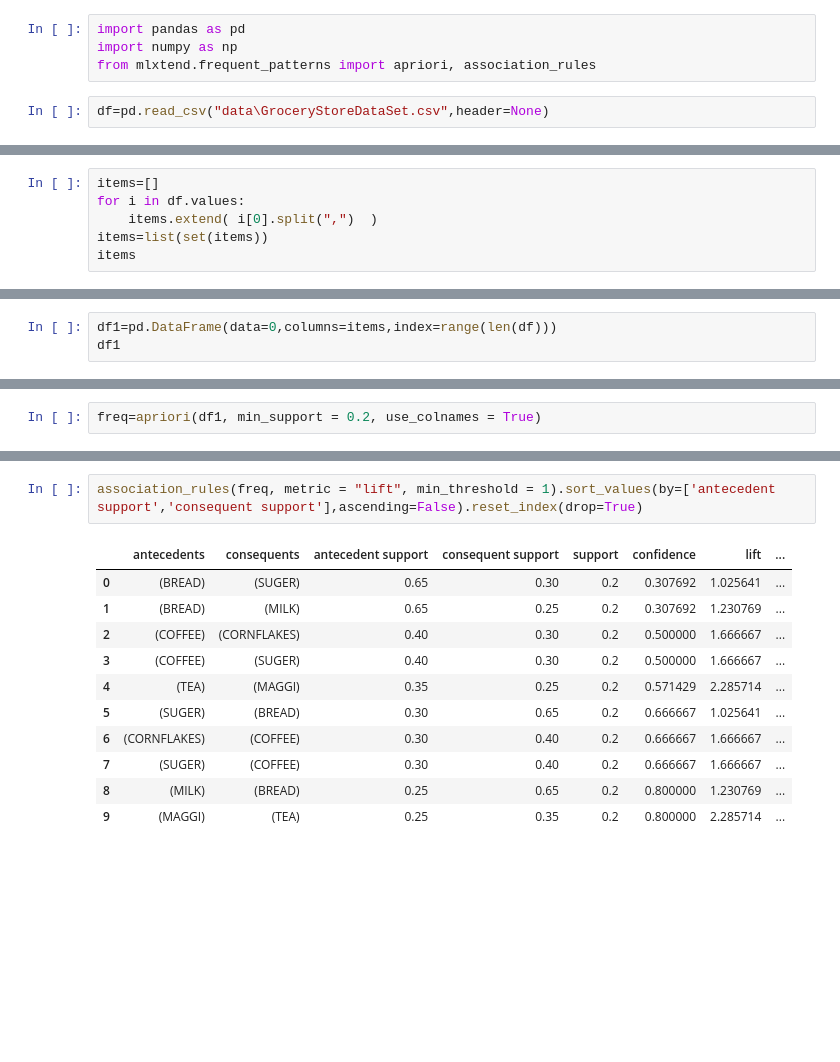
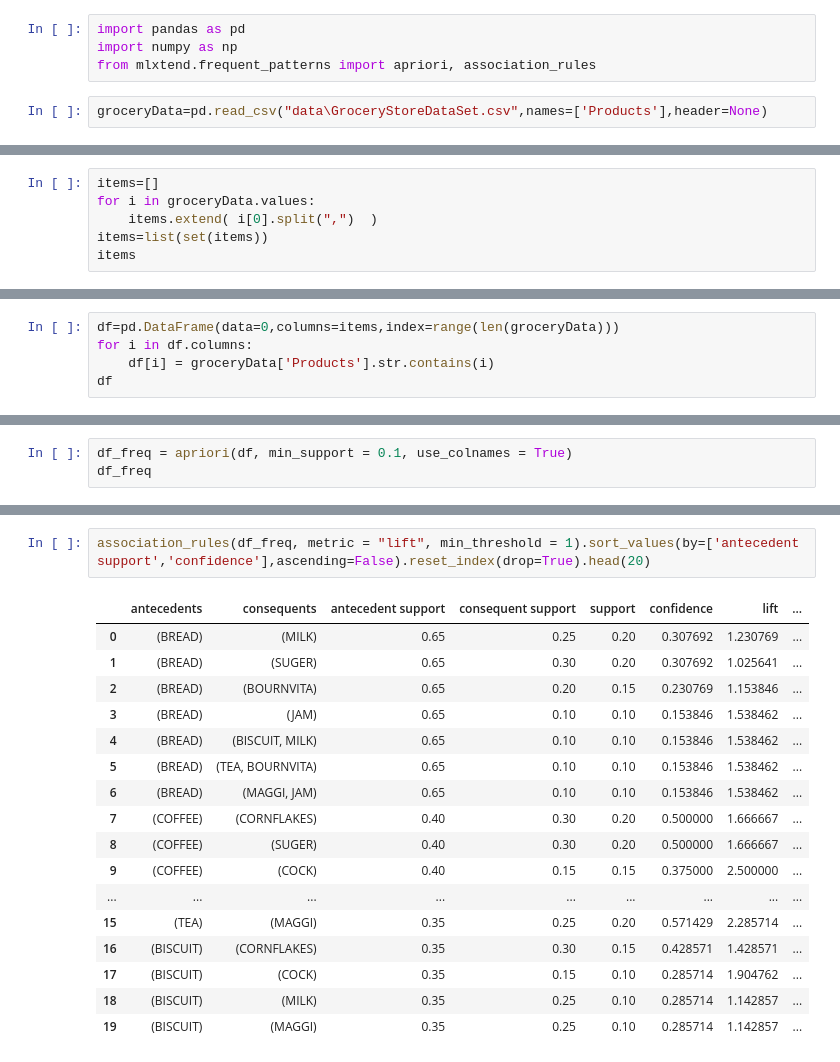
Before and after one commit to rtrn021/Grocery_association_rules, a Jupyter notebook: Grocery_association_rules.ipynb, the cells around one changed output, grey strips where cells are left out. Drawn from its saved outputs; the diff is of its cells as text; blank space fills up the shorter version.

```diff
--- a/Grocery_association_rules.ipynb
+++ b/Grocery_association_rules.ipynb
@@ -3,4 +3,4 @@ import pandas as pd
 import numpy as np
 from mlxtend.frequent_patterns import apriori, association_rules
 # %%
-df=pd.read_csv("data\GroceryStoreDataSet.csv",header=None)
+groceryData=pd.read_csv("data\GroceryStoreDataSet.csv",names=['Products'],header=None)
@@ -27,6 +27,6 @@ df
 # %%
 items=[]
-for i in df.values:
+for i in groceryData.values:
     items.extend( i[0].split(",")  )
 items=list(set(items))
 items
@@ -45,4 +45,6 @@ items
 # %%
-df1=pd.DataFrame(data=0,columns=items,index=range(len(df)))
-df1
+df=pd.DataFrame(data=0,columns=items,index=range(len(groceryData)))
+for i in df.columns:
+    df[i] = groceryData['Products'].str.contains(i)
+df
 # %% [output]
@@ -97,2 +70,3 @@ df1
 # %%
-freq=apriori(df1, min_support = 0.2, use_colnames = True)
+df_freq = apriori(df, min_support = 0.1, use_colnames = True)
+df_freq
@@ -119,14 +91,20 @@ freq
 # %%
-association_rules(freq, metric = "lift", min_threshold = 1).sort_values(by=['antecedent support','consequent support'],ascending=False).reset_index(drop=True)
+association_rules(df_freq, metric = "lift", min_threshold = 1).sort_values(by=['antecedent support','confidence'],ascending=False).reset_index(drop=True).head(20)
 # %% [output]
 |  | antecedents | consequents | antecedent support | consequent support | support | confidence | lift | ... |
-| 0 | (BREAD) | (SUGER) | 0.65 | 0.30 | 0.2 | 0.307692 | 1.025641 | ... |
-| 1 | (BREAD) | (MILK) | 0.65 | 0.25 | 0.2 | 0.307692 | 1.230769 | ... |
-| 2 | (COFFEE) | (CORNFLAKES) | 0.40 | 0.30 | 0.2 | 0.500000 | 1.666667 | ... |
-| 3 | (COFFEE) | (SUGER) | 0.40 | 0.30 | 0.2 | 0.500000 | 1.666667 | ... |
-| 4 | (TEA) | (MAGGI) | 0.35 | 0.25 | 0.2 | 0.571429 | 2.285714 | ... |
-| 5 | (SUGER) | (BREAD) | 0.30 | 0.65 | 0.2 | 0.666667 | 1.025641 | ... |
-| 6 | (CORNFLAKES) | (COFFEE) | 0.30 | 0.40 | 0.2 | 0.666667 | 1.666667 | ... |
-| 7 | (SUGER) | (COFFEE) | 0.30 | 0.40 | 0.2 | 0.666667 | 1.666667 | ... |
-| 8 | (MILK) | (BREAD) | 0.25 | 0.65 | 0.2 | 0.800000 | 1.230769 | ... |
-| 9 | (MAGGI) | (TEA) | 0.25 | 0.35 | 0.2 | 0.800000 | 2.285714 | ... |
+| 0 | (BREAD) | (MILK) | 0.65 | 0.25 | 0.20 | 0.307692 | 1.230769 | ... |
+| 1 | (BREAD) | (SUGER) | 0.65 | 0.30 | 0.20 | 0.307692 | 1.025641 | ... |
+| 2 | (BREAD) | (BOURNVITA) | 0.65 | 0.20 | 0.15 | 0.230769 | 1.153846 | ... |
+| 3 | (BREAD) | (JAM) | 0.65 | 0.10 | 0.10 | 0.153846 | 1.538462 | ... |
+| 4 | (BREAD) | (BISCUIT, MILK) | 0.65 | 0.10 | 0.10 | 0.153846 | 1.538462 | ... |
+| 5 | (BREAD) | (TEA, BOURNVITA) | 0.65 | 0.10 | 0.10 | 0.153846 | 1.538462 | ... |
+| 6 | (BREAD) | (MAGGI, JAM) | 0.65 | 0.10 | 0.10 | 0.153846 | 1.538462 | ... |
+| 7 | (COFFEE) | (CORNFLAKES) | 0.40 | 0.30 | 0.20 | 0.500000 | 1.666667 | ... |
+| 8 | (COFFEE) | (SUGER) | 0.40 | 0.30 | 0.20 | 0.500000 | 1.666667 | ... |
+| 9 | (COFFEE) | (COCK) | 0.40 | 0.15 | 0.15 | 0.375000 | 2.500000 | ... |
+| ... | ... | ... | ... | ... | ... | ... | ... | ... |
+| 15 | (TEA) | (MAGGI) | 0.35 | 0.25 | 0.20 | 0.571429 | 2.285714 | ... |
+| 16 | (BISCUIT) | (CORNFLAKES) | 0.35 | 0.30 | 0.15 | 0.428571 | 1.428571 | ... |
+| 17 | (BISCUIT) | (COCK) | 0.35 | 0.15 | 0.10 | 0.285714 | 1.904762 | ... |
+| 18 | (BISCUIT) | (MILK) | 0.35 | 0.25 | 0.10 | 0.285714 | 1.142857 | ... |
+| 19 | (BISCUIT) | (MAGGI) | 0.35 | 0.25 | 0.10 | 0.285714 | 1.142857 | ... |
```
Also changed, not shown: parts of 13 cells of this notebook.
